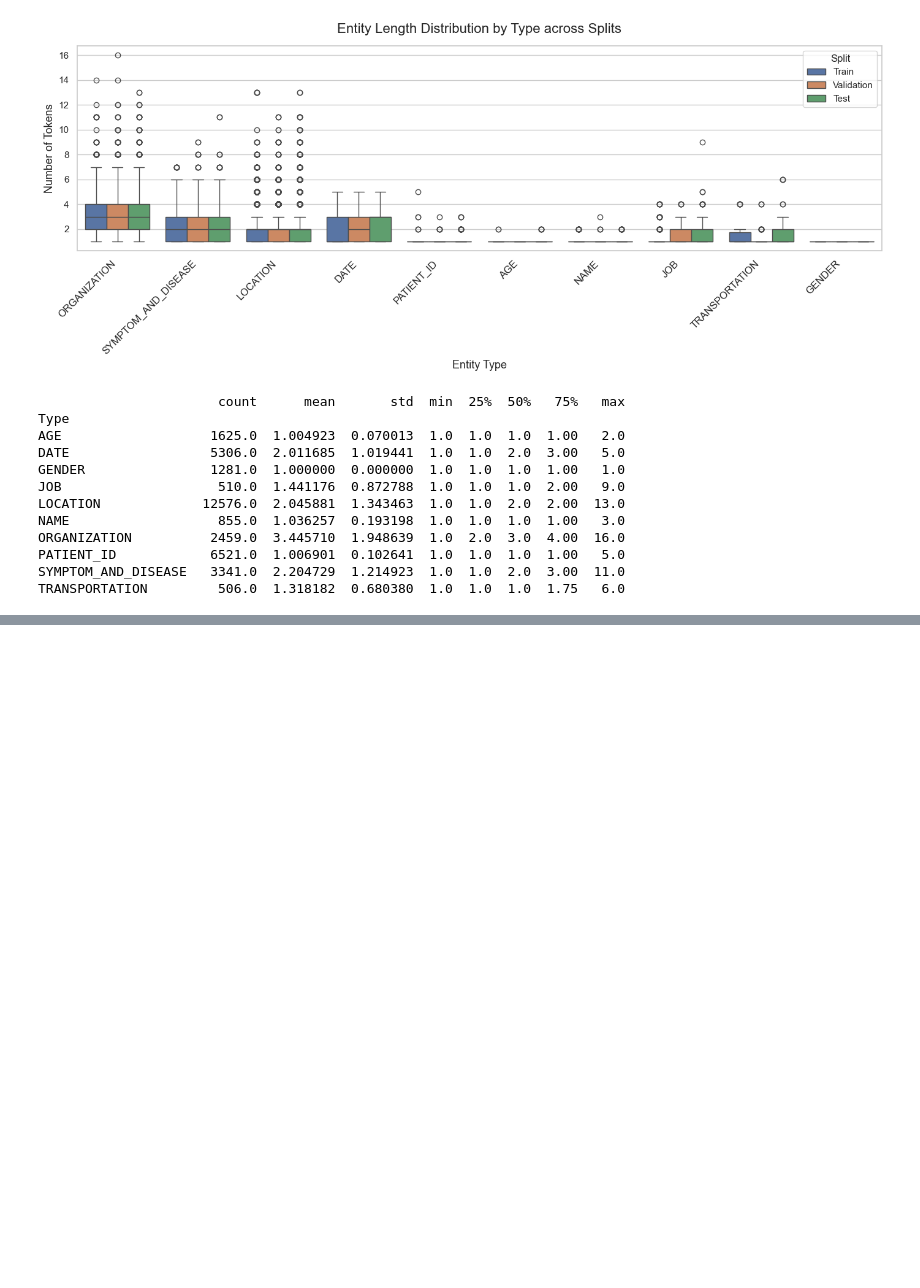
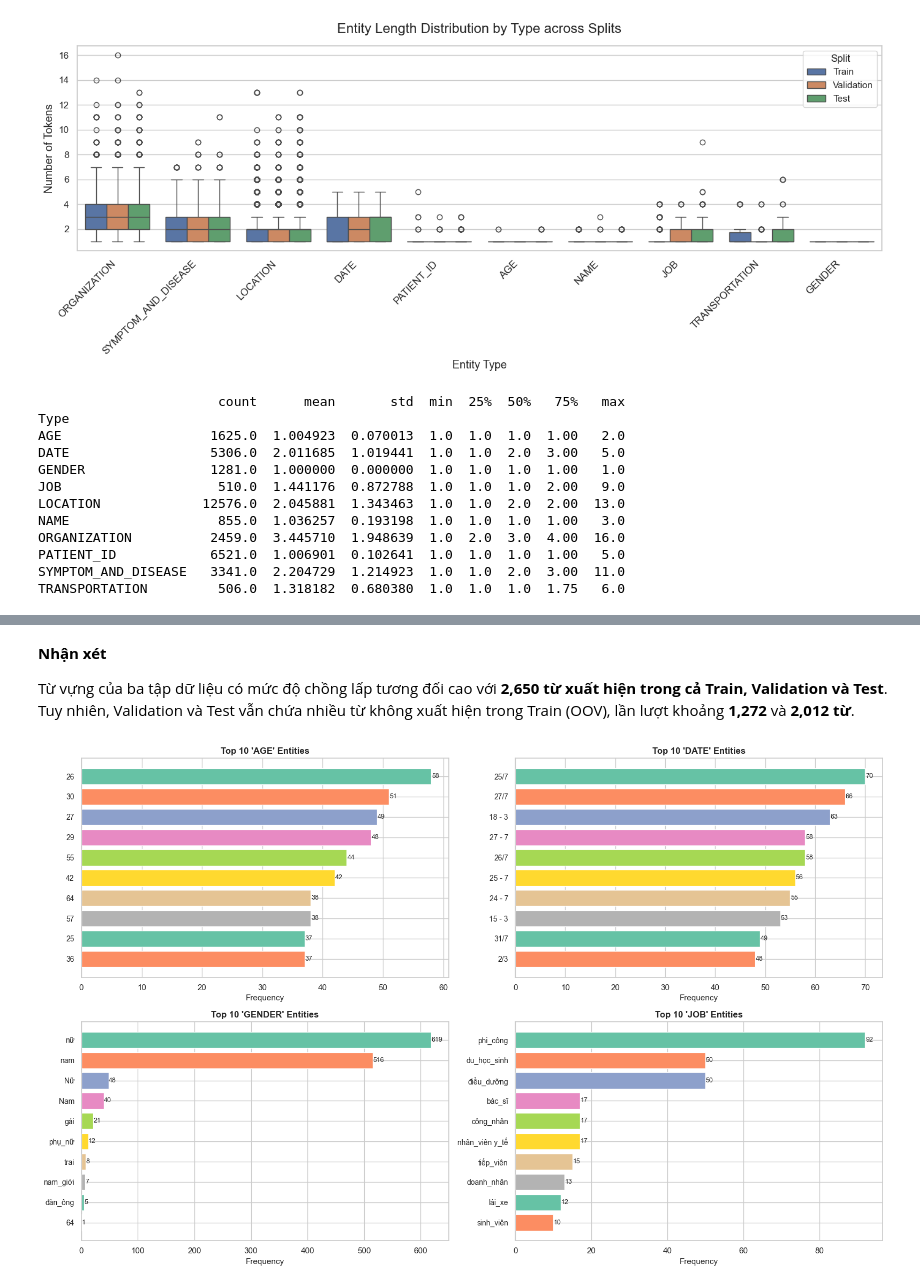
Before and after one commit to DionHoang/DEEPLEARNING, a Jupyter notebook: notebook/eda.ipynb, the cells around one changed output, grey strips where cells are left out. Saved outputs shown, nothing was run; the diff lists cells and outputs as text; code cells hidden in the pictures; blank space fills up the shorter version.

Commit message:
Update exploratory data analysis notebook

```diff
--- a/notebook/eda.ipynb
+++ b/notebook/eda.ipynb
@@ -28,12 +32,8 @@ plt.rcParams["font.size"] = 11
 # %%
-DATA_DIR = "../DATA"
-TRAIN_PATH = os.path.join(DATA_DIR, "train_word.conll")
-DEV_PATH = os.path.join(DATA_DIR, "dev_word.conll")
-TEST_PATH = os.path.join(DATA_DIR, "test_word.conll")
-
 def parse_conll(file_path):
     """
     Read CoNLL file and extract sentences. Each sentence is a list of (word, tag) tuples.
+    Normalize text to NFC (Canonical Composition) form for consistency in Vietnamese text.
     """
     sentences = []
     current_sentence = []
@@ -48,7 +48,8 @@ def parse_conll(file_path):
                 continue
             parts = line.split()
             if len(parts) >= 2:
-                word = parts[0]
+                # Normalize to NFC form (Canonical Composition) for Vietnamese
+                word = unicodedata.normalize('NFC', parts[0])
                 tag = parts[-1]
                 current_sentence.append((word, tag))
 
@@ -61,7 +60,7 @@ def parse_conll(file_path):
 # %%
-train_sents = parse_conll(TRAIN_PATH)
-dev_sents = parse_conll(DEV_PATH)
-test_sents = parse_conll(TEST_PATH)
+train_sents = parse_conll(TRAIN_FILE)
+dev_sents = parse_conll(DEV_FILE)
+test_sents = parse_conll(TEST_FILE)
 
 stats = []
 for name, sents in [("Train", train_sents), ("Validation", dev_sents), ("Test", test_sents)]:
@@ -246,0 +297,60 @@ TRANSPORTATION         506.0  1.318182  0.680380  1.0  1.0  1.0  1.75   6.0
+# %% [markdown]
+**Nhận xét**
+
+Từ vựng của ba tập dữ liệu có mức độ chồng lấp tương đối cao với **2,650 từ xuất hiện trong cả Train, Validation và Test**. Tuy nhiên, Validation và Test vẫn chứa nhiều từ không xuất hiện trong Train (OOV), lần lượt khoảng **1,272** và **2,012 từ**.
+# %%
+# 4.2 Top Frequent Words by Entity Type
+entity_words = defaultdict(Counter)
+
+for sent in train_sents + dev_sents + test_sents:
+    current_entity_words = []
+    current_entity_type = None
+
+    for word, tag in sent:
+        if tag.startswith("B-"):
+            if current_entity_type:
+                entity_phrase = " ".join(current_entity_words)
+                entity_words[current_entity_type][entity_phrase] += 1
+            current_entity_type = tag[2:]
+            current_entity_words = [word]
+        elif tag.startswith("I-") and tag[2:] == current_entity_type:
+            current_entity_words.append(word)
+        else:
+            if current_entity_type:
+                entity_phrase = " ".join(current_entity_words)
+                entity_words[current_entity_type][entity_phrase] += 1
+            current_entity_type = None
+            current_entity_words = []
+
+    if current_entity_type:
+        entity_phrase = " ".join(current_entity_words)
+        entity_words[current_entity_type][entity_phrase] += 1
+
+# Visualize top words per entity type
+fig, axes = plt.subplots(2, 2, figsize=(16, 10))
+axes = axes.flatten()
+
+for idx, (entity_type, counter) in enumerate(sorted(entity_words.items())):
+    if idx >= 4:
+        break
+
+    top_phrases = counter.most_common(10)
+    phrases, counts = zip(*top_phrases)
+
+    ax = axes[idx]
+    palette = sns.color_palette("Set2", len(phrases))
+    ax.barh(range(len(phrases)), counts, color=palette)
+    ax.set_yticks(range(len(phrases)))
+    ax.set_yticklabels(phrases, fontsize=10)
+    ax.set_xlabel("Frequency", fontsize=11)
+    ax.set_title(f"Top 10 '{entity_type}' Entities", fontsize=12, fontweight="bold")
+    ax.invert_yaxis()
+
+    # Thêm giá trị lên trên các bar
+    for i, count in enumerate(counts):
+        ax.text(count + 0.1, i, str(count), va='center', fontsize=9)
+
+plt.tight_layout()
+plt.show()
+# %% [output]
+[figure, added]
```
Also changed, not shown: parts of 19 cells of this notebook.
